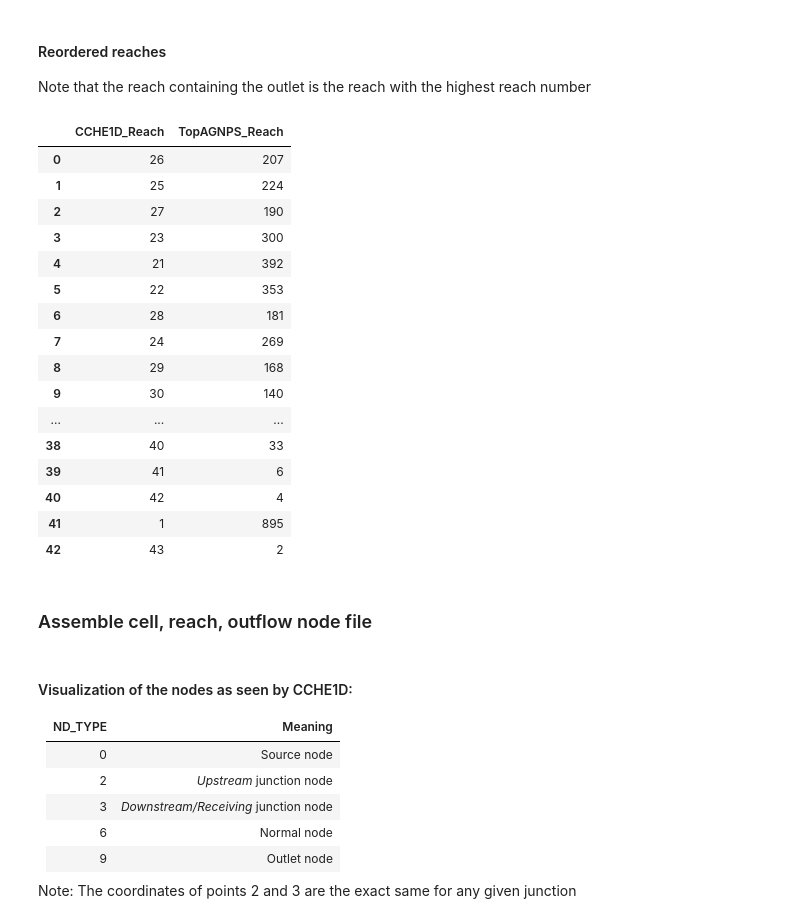
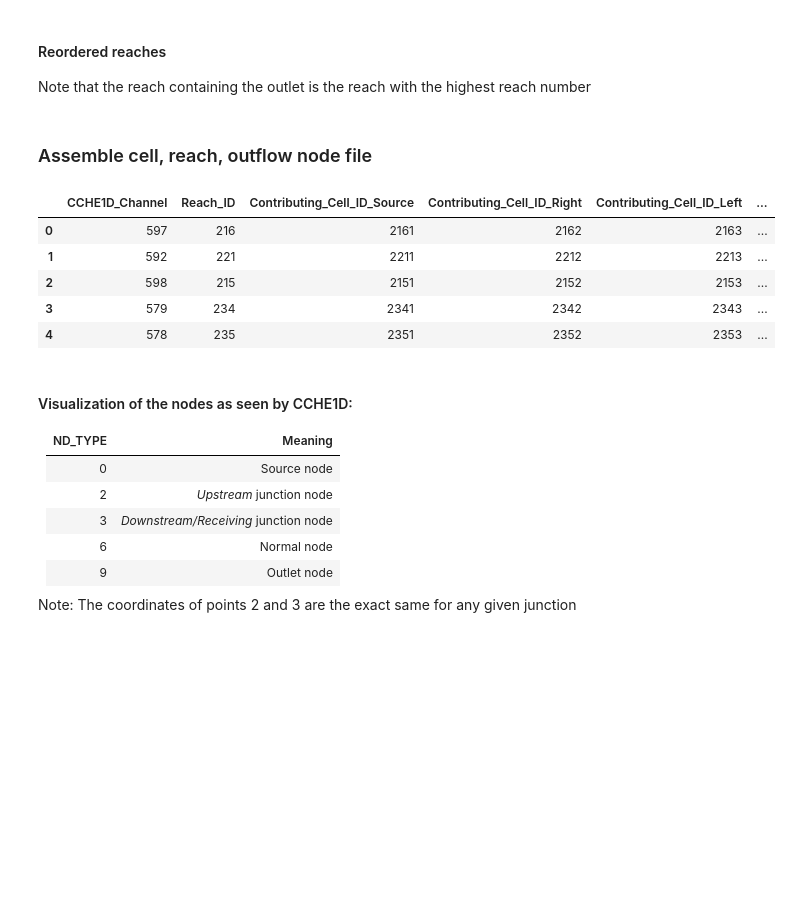
Before and after one commit to LucRSquared/topagnps2cche1d, a Jupyter notebook: notebooks_and_scripts/top2cche1d_goodwin_creek.ipynb, the cells around one changed output. Cells and saved outputs as stored; diff of their text form; code cells hidden in the pictures; blank space fills up the shorter version.

```diff
--- a/notebooks_and_scripts/top2cche1d_goodwin_creek.ipynb
+++ b/notebooks_and_scripts/top2cche1d_goodwin_creek.ipynb
@@ -110,8 +106,8 @@ fig = px.line(x = default_xsection['CP_Ws'], y = default_xsection['CP_Zs'], mark
 fig.update_layout(xaxis_title='x (m)', yaxis_title='y (m)')
 fig.show()
 # %%
-distance = 10
-min_strahler = 3
+distance = 50
+min_strahler = 1
 # df_nodes, df_channel, df_link, df_reach, df_csec, df_csprf, img_reach = t2c.convert_topagnps_output_to_cche1d_input(filepath_agflow, filepath_flovec, filepath_annagnps_reach_ids, filepath_netw, default_xsection, min_strahler, distance)
 df_nodes, df_channel, df_link, df_reach, df_csec, df_csprf, img_reach, cche1d_to_annagnps_reaches = t2c.convert_topagnps_output_to_cche1d_input(filepath_agflow, filepath_annagnps_reach_ids, filepath_netw, default_xsection, min_strahler, distance)
 # %% [markdown]
@@ -122,22 +119,3 @@ if visualize:
     fig = t2c.visualize_reaches_id(img_reach, geoMatrix, title='New Reach IDs', renderer='browser')
 # %%
 reaches_cche1d_topagnps = t2c.dict_cche1d_annagnps_to_df(cche1d_to_annagnps_reaches)
-reaches_cche1d_topagnps
-# %% [output]
-|  | CCHE1D_Reach | TopAGNPS_Reach |
-| 0 | 26 | 207 |
-| 1 | 25 | 224 |
-| 2 | 27 | 190 |
-| 3 | 23 | 300 |
-| 4 | 21 | 392 |
-| 5 | 22 | 353 |
-| 6 | 28 | 181 |
-| 7 | 24 | 269 |
-| 8 | 29 | 168 |
-| 9 | 30 | 140 |
-| ... | ... | ... |
-| 38 | 40 | 33 |
-| 39 | 41 | 6 |
-| 40 | 42 | 4 |
-| 41 | 1 | 895 |
-| 42 | 43 | 2 |
@@ -148,3 +126,13 @@ reaches_cche1d_topagnps.to_csv(f'../input_data/goodwin_creek_1m/cche1d/cche1d_an
+# %%
+cche1d_topagnps_conn = t2c.assemble_agflow_reach_cche1d(dfagflow, reaches_cche1d_topagnps, geoMatrix)
+cche1d_topagnps_conn.head()
+# %% [output]
+|  | CCHE1D_Channel | Reach_ID | Contributing_Cell_ID_Source | Contributing_Cell_ID_Right | Contributing_Cell_ID_Left | ... |
+| 0 | 597 | 216 | 2161 | 2162 | 2163 | ... |
+| 1 | 592 | 221 | 2211 | 2212 | 2213 | ... |
+| 2 | 598 | 215 | 2151 | 2152 | 2153 | ... |
+| 3 | 579 | 234 | 2341 | 2342 | 2343 | ... |
+| 4 | 578 | 235 | 2351 | 2352 | 2353 | ... |
 # %% [markdown]
 #### Visualization of the nodes as seen by CCHE1D:
 
```
Also changed, not shown: parts of 7 cells of this notebook, 3 other files.
